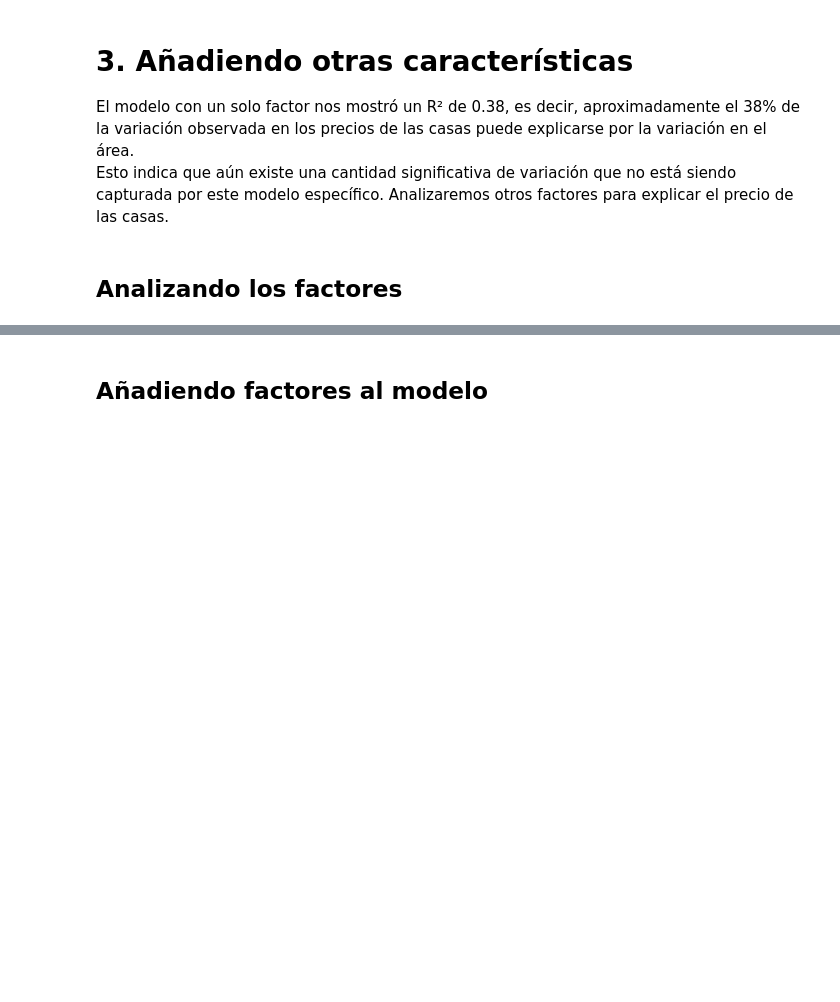
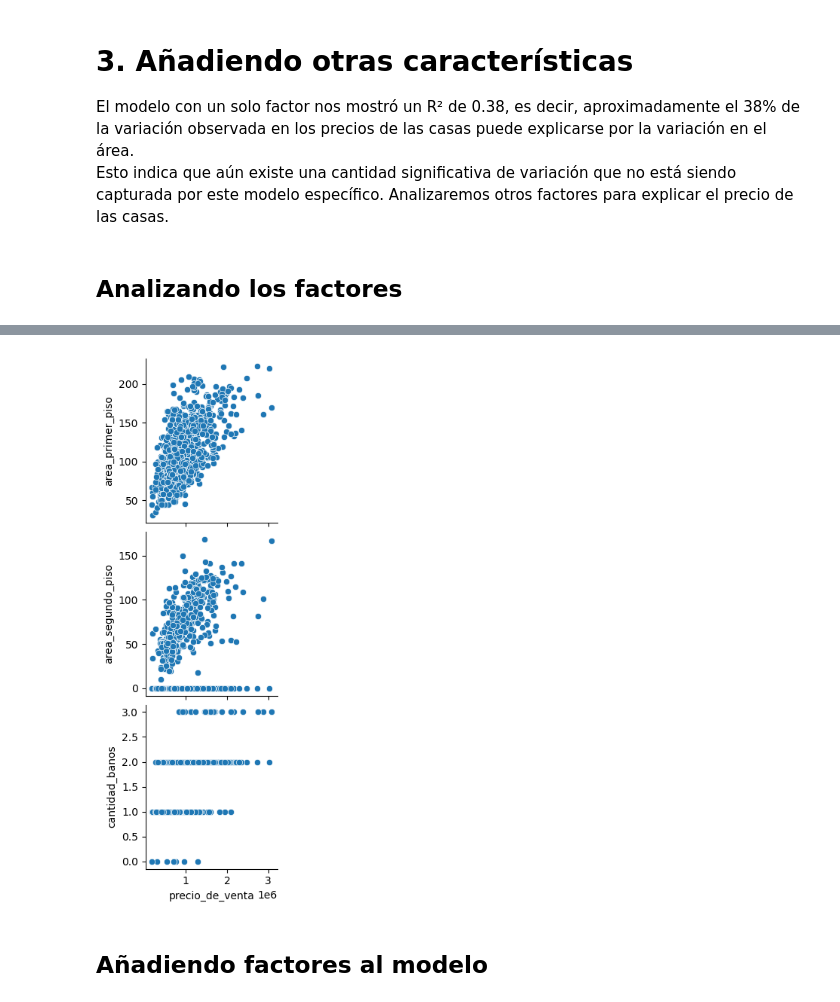
Before and after one commit to Maucho6340/2145-data-science-probando-relaciones-con-regresion-lineal, a Jupyter notebook: precios_de_inmuebles_regresion_lineal.ipynb, the cells around one changed output, grey strips where cells are left out. Saved outputs shown, nothing was run; the diff lists cells and outputs as text; code cells hidden in the pictures; blank space fills up the shorter version.

```diff
--- a/precios_de_inmuebles_regresion_lineal.ipynb
+++ b/precios_de_inmuebles_regresion_lineal.ipynb
@@ -400,3 +408,9 @@ Esto indica que aún existe una cantidad significativa de variación que no est
+# %%
+#Vamos a analizar solamente y_vars='precio_de_venta'
+sns.pairplot(datos, y_vars=['area_primer_piso', 'area_segundo_piso', 'cantidad_banos'], x_vars=['precio_de_venta'])
+plt.show()
+# %% [output]
+[figure, added]
 # %% [markdown]
 ## Añadiendo factores al modelo
 # %%
```
Also changed, not shown: parts of 25 cells of this notebook.
